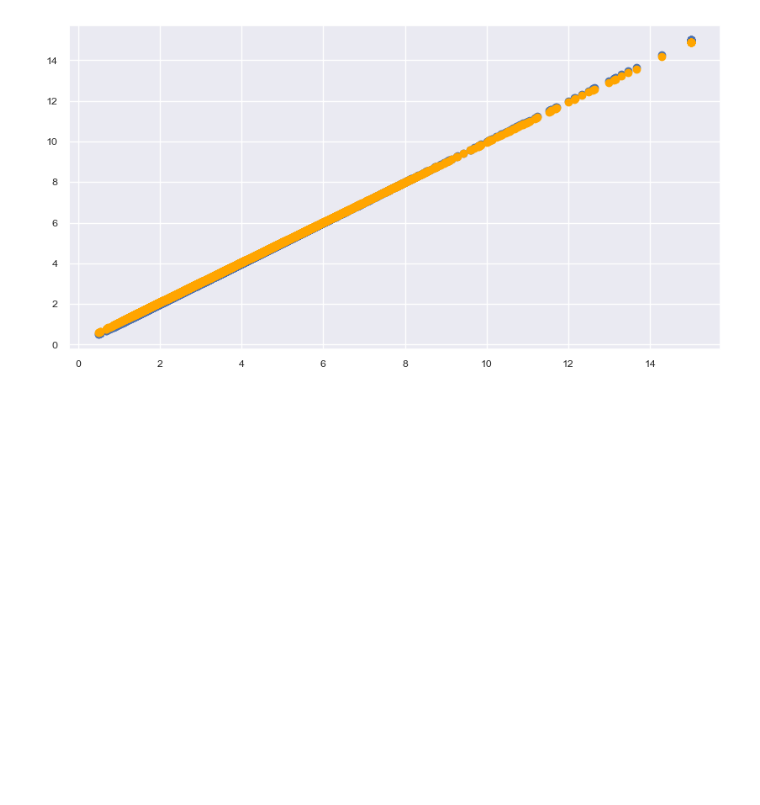
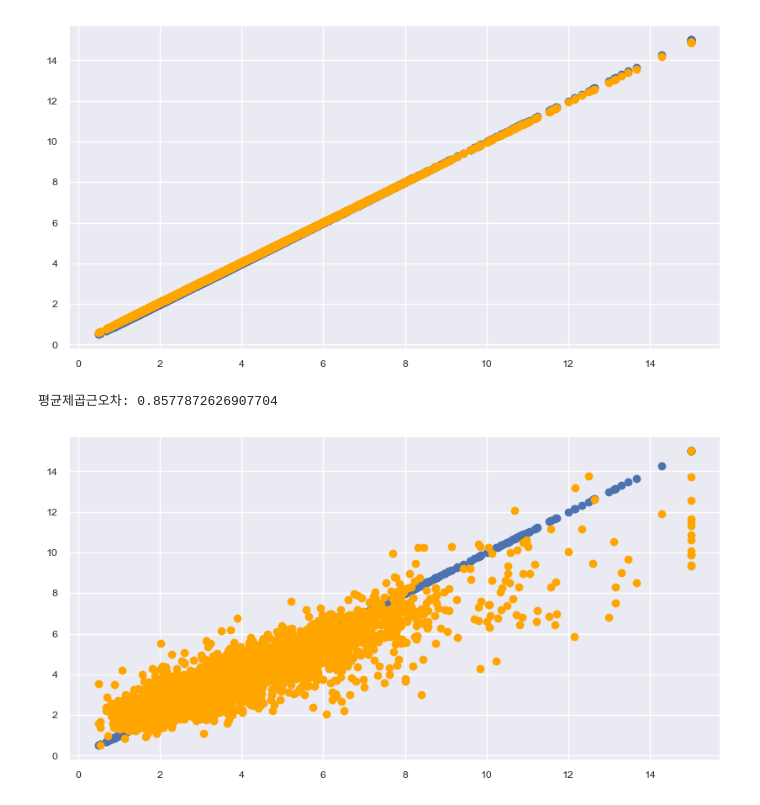
Before and after one commit to kyh001016/AI, a Jupyter notebook: python/2. ML_regression_boston.ipynb, the cells around one changed output. Drawn from its saved outputs; the diff is of its cells as text; code cells hidden in the pictures; blank space fills up the shorter version.

```diff
--- a/python/2. ML_regression_boston.ipynb
+++ b/python/2. ML_regression_boston.ipynb
@@ -176,3 +176,23 @@ plt.scatter(X_test['MedInc'], ry_preds, c='orange', label='ry_preds')
 plt.show()
 # %% [output]
 [figure]
+# %%
+from sklearn.neighbors import KNeighborsRegressor
+from sklearn.metrics import mean_squared_error
+import matplotlib.pyplot as plt
+
+model = KNeighborsRegressor(n_neighbors=2)
+model.fit(X_train, y_train)
+
+ry_preds = model.predict(X_test)
+print('평균제곱근오차:', mean_squared_error(ry_preds, y_test))
+# %% [output]
+평균제곱근오차: 0.8577872626907704
+# %%
+plt.figure(figsize=(10,5))
+plt.scatter(X_test['MedInc'], y_test, label='y_test')
+plt.scatter(X_test['MedInc'], ry_preds, c='orange', label='ry_preds')
+
+plt.show()
+# %% [output]
+[figure, added]
```
Also changed, not shown: parts of 3 cells of this notebook, 2 other files.
